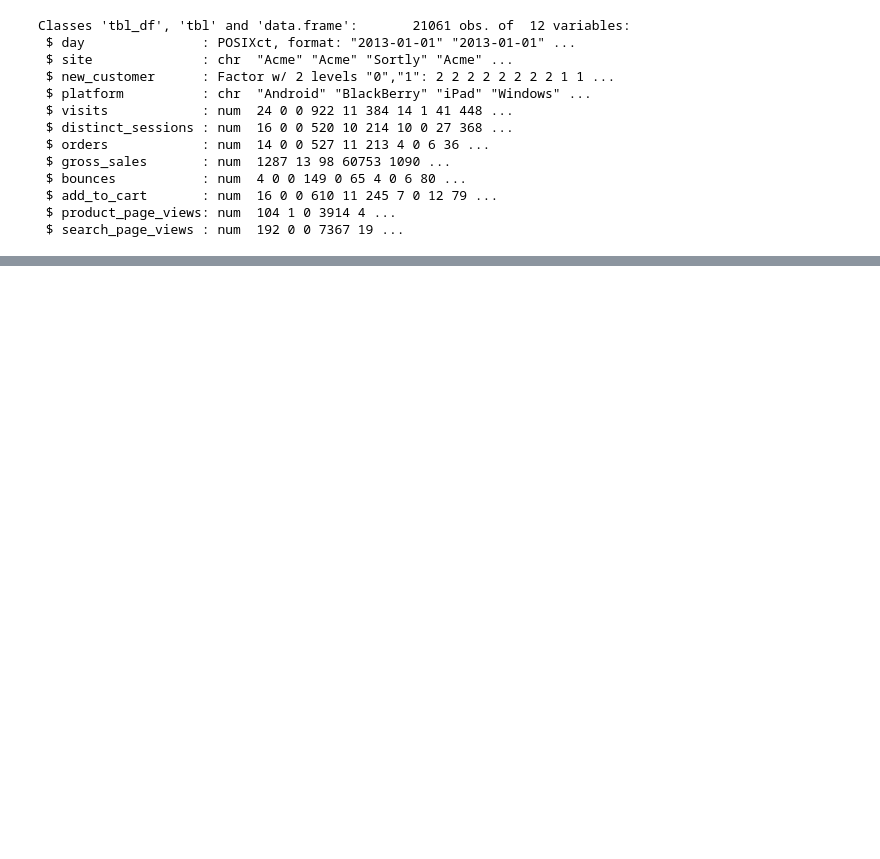
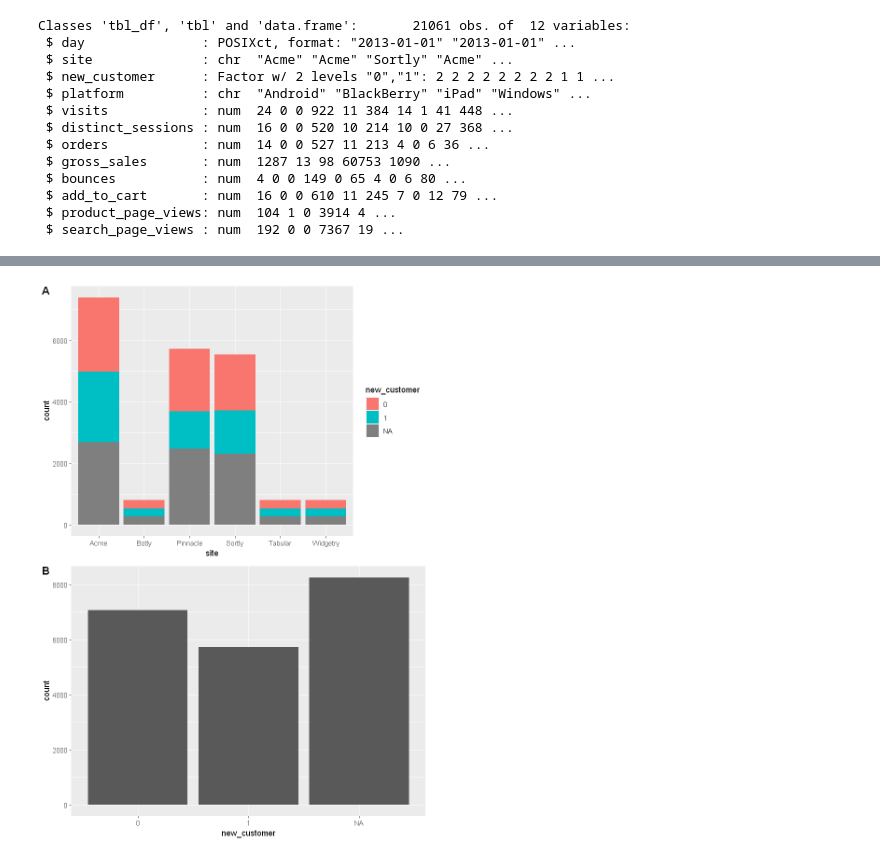
Before and after one commit to sandipto-sanyal/ampba, a Jupyter notebook: Foundation Term codes/Sandipto Sanyal PGID-12010004.ipynb, the cells around one changed output, grey strips where cells are left out. Drawn from its saved outputs; the diff is of its cells as text; code cells hidden in the pictures; blank space fills up the shorter version.

```diff
--- a/Foundation Term codes/Sandipto Sanyal PGID-12010004.ipynb
+++ b/Foundation Term codes/Sandipto Sanyal PGID-12010004.ipynb
@@ -560,0 +452,17 @@ Classes 'tbl_df', 'tbl' and 'data.frame':       21061 obs. of  12 variables:
+# %%
+options(repr.plot.width=7, repr.plot.height=10)
+g1 = ggplot(data=df) +
+    aes(site,fill=new_customer) +
+    geom_bar() +
+    scale_x_discrete()
+
+g2 = ggplot(data=df) +
+    aes(new_customer) +
+    geom_bar() +
+    scale_x_discrete()
+figure <- ggarrange(g1, g2,
+                    labels = c("A", "B"),
+                    ncol = 1, nrow = 2)
+figure.
+# %% [output]
+[figure, added]
```
Also changed, not shown: parts of 32 cells of this notebook, 1 other file.
